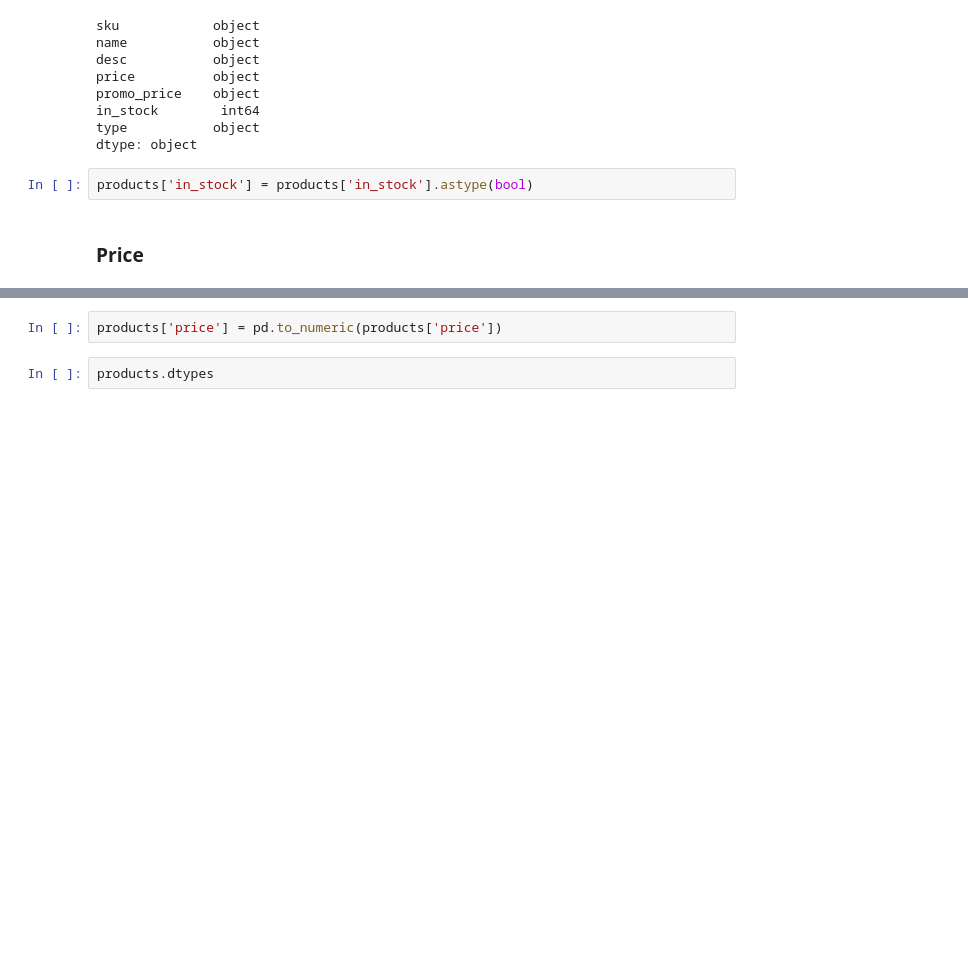
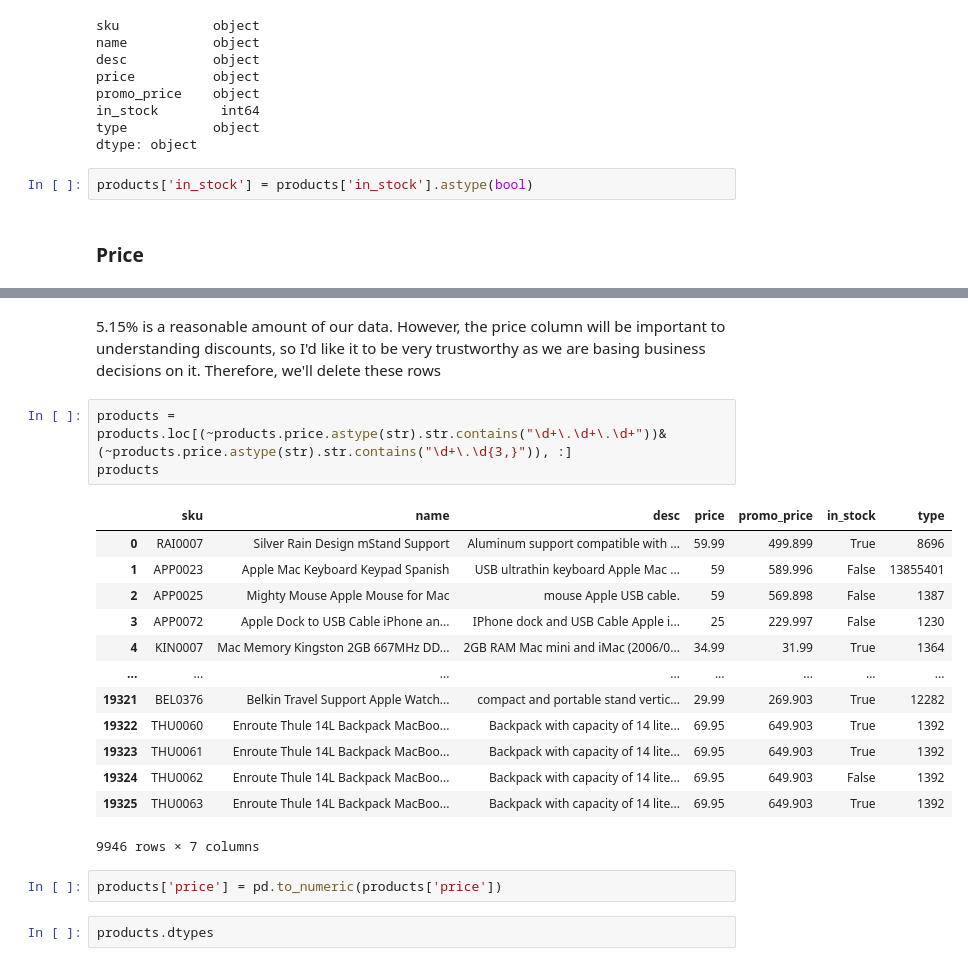
Before and after one commit to MerleSt/Eniac, a Jupyter notebook: Products.ipynb, the cells around one changed output, grey strips where cells are left out. Cells and saved outputs as stored; diff of their text form; blank space fills up the shorter version.

```diff
--- a/Products.ipynb
+++ b/Products.ipynb
@@ -191,3 +150,22 @@ products[products['price'].str.contains("\d+\.\d+\.\d+", na=False)]
+# %% [markdown]
+5.15% is a reasonable amount of our data. However, the price column will be important to understanding discounts, so I'd like it to be very trustworthy as we are basing business decisions on it. Therefore, we'll delete these rows
+# %%
+products = products.loc[(~products.price.astype(str).str.contains("\d+\.\d+\.\d+"))&(~products.price.astype(str).str.contains("\d+\.\d{3,}")), :]
+products
+# %% [output]
+|  | sku | name | desc | price | promo_price | in_stock | type |
+| 0 | RAI0007 | Silver Rain Design mStand Support | Aluminum support compatible with ... | 59.99 | 499.899 | True | 8696 |
+| 1 | APP0023 | Apple Mac Keyboard Keypad Spanish | USB ultrathin keyboard Apple Mac ... | 59 | 589.996 | False | 13855401 |
+| 2 | APP0025 | Mighty Mouse Apple Mouse for Mac | mouse Apple USB cable. | 59 | 569.898 | False | 1387 |
+| 3 | APP0072 | Apple Dock to USB Cable iPhone an... | IPhone dock and USB Cable Apple i... | 25 | 229.997 | False | 1230 |
+| 4 | KIN0007 | Mac Memory Kingston 2GB 667MHz DD... | 2GB RAM Mac mini and iMac (2006/0... | 34.99 | 31.99 | True | 1364 |
+| ... | ... | ... | ... | ... | ... | ... | ... |
+| 19321 | BEL0376 | Belkin Travel Support Apple Watch... | compact and portable stand vertic... | 29.99 | 269.903 | True | 12282 |
+| 19322 | THU0060 | Enroute Thule 14L Backpack MacBoo... | Backpack with capacity of 14 lite... | 69.95 | 649.903 | True | 1392 |
+| 19323 | THU0061 | Enroute Thule 14L Backpack MacBoo... | Backpack with capacity of 14 lite... | 69.95 | 649.903 | True | 1392 |
+| 19324 | THU0062 | Enroute Thule 14L Backpack MacBoo... | Backpack with capacity of 14 lite... | 69.95 | 649.903 | False | 1392 |
+| 19325 | THU0063 | Enroute Thule 14L Backpack MacBoo... | Backpack with capacity of 14 lite... | 69.95 | 649.903 | True | 1392 |
+9946 rows × 7 columns
 # %%
 products['price'] = pd.to_numeric(products['price'])
 # %%
```
Also changed, not shown: parts of 19 cells of this notebook, 1 other file.
